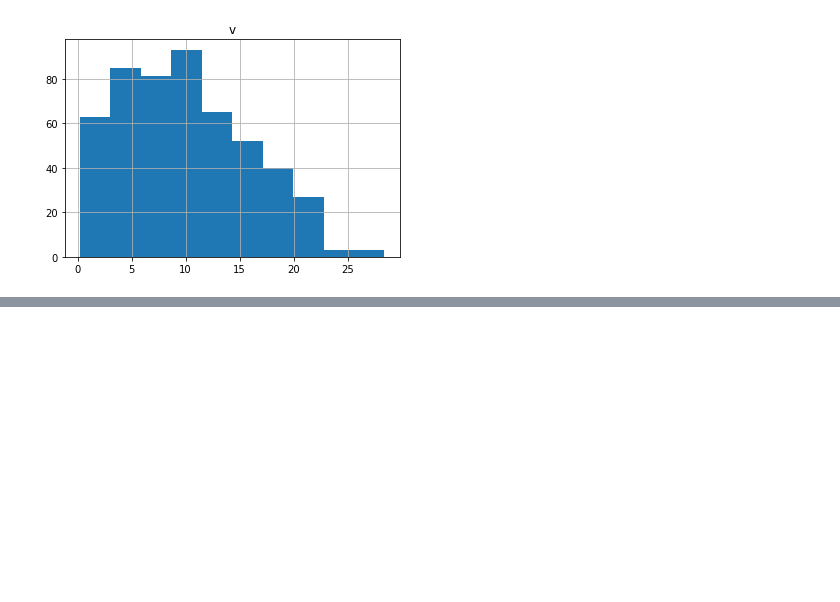
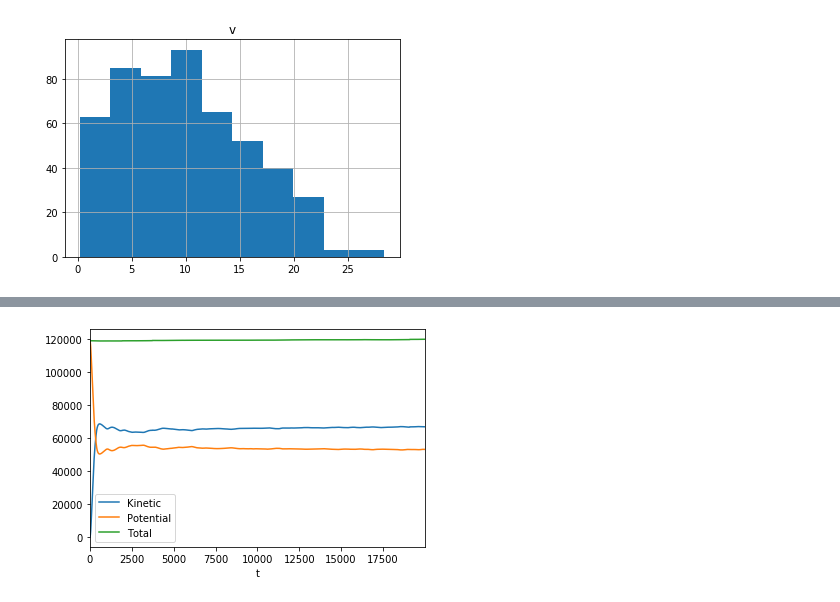
Before and after one commit to Xissand/nbody, a Jupyter notebook: analysis.ipynb, the cells around one changed output, grey strips where cells are left out. Saved outputs shown, nothing was run; the diff lists cells and outputs as text; code cells hidden in the pictures; blank space fills up the shorter version.

```diff
--- a/analysis.ipynb
+++ b/analysis.ipynb
@@ -55,3 +55,6 @@ array([[<matplotlib.axes._subplots.AxesSubplot object at 0x...>]],
 [figure]
 [figure]
 [figure]
+# %%
+gpue=pd.read_csv("gpue.csv")
+gpue
@@ -57,0 +75,7 @@ array([[<matplotlib.axes._subplots.AxesSubplot object at 0x...>]],
+# %%
+ax = gpue.plot(x='t', y='Kinetic')
+gpue.plot(x='t', y='Potential', ax=ax)
+gpue.plot(x='t', y='Total',ax=ax)
+plt.show()
+# %% [output]
+[figure, added]
```
Also changed, not shown: parts of 1 cell of this notebook, 2 other files.
